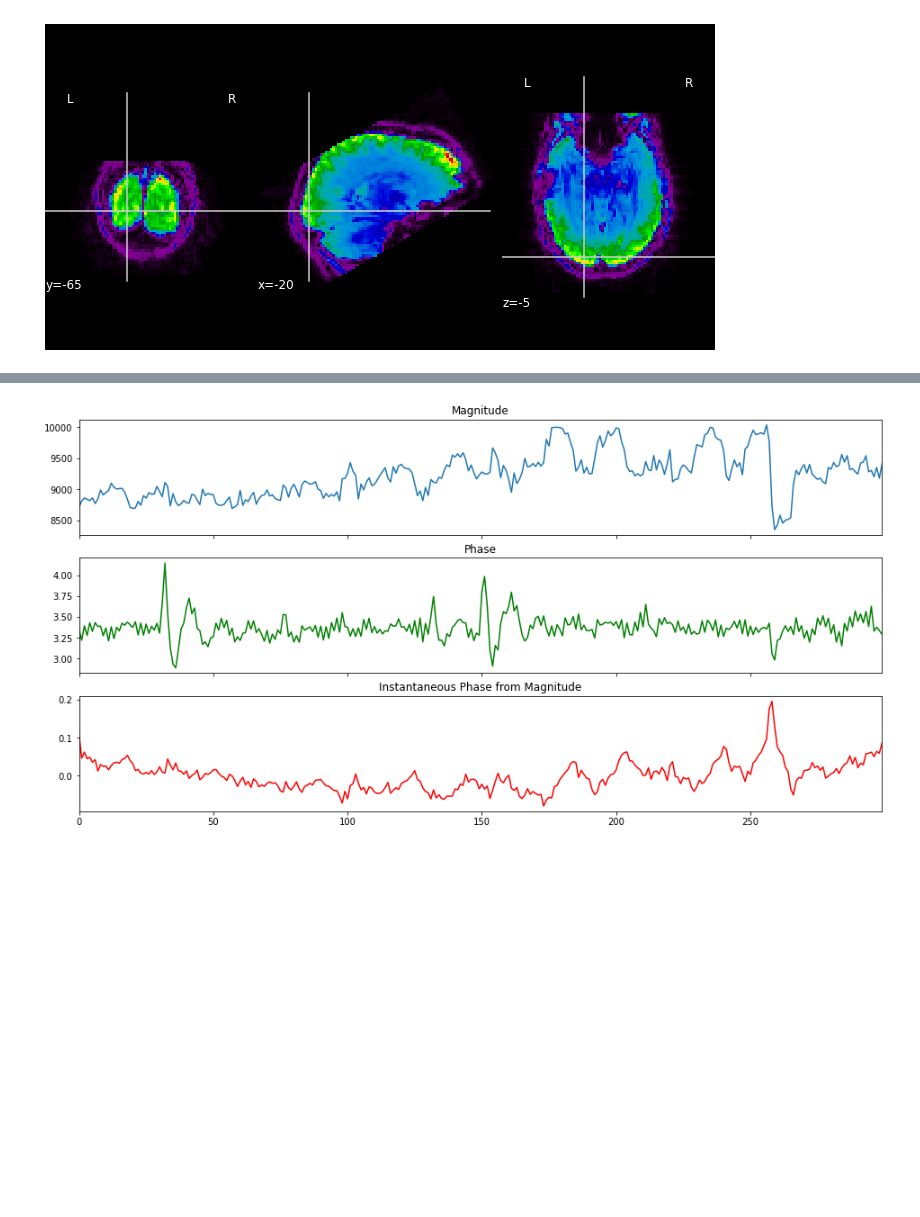
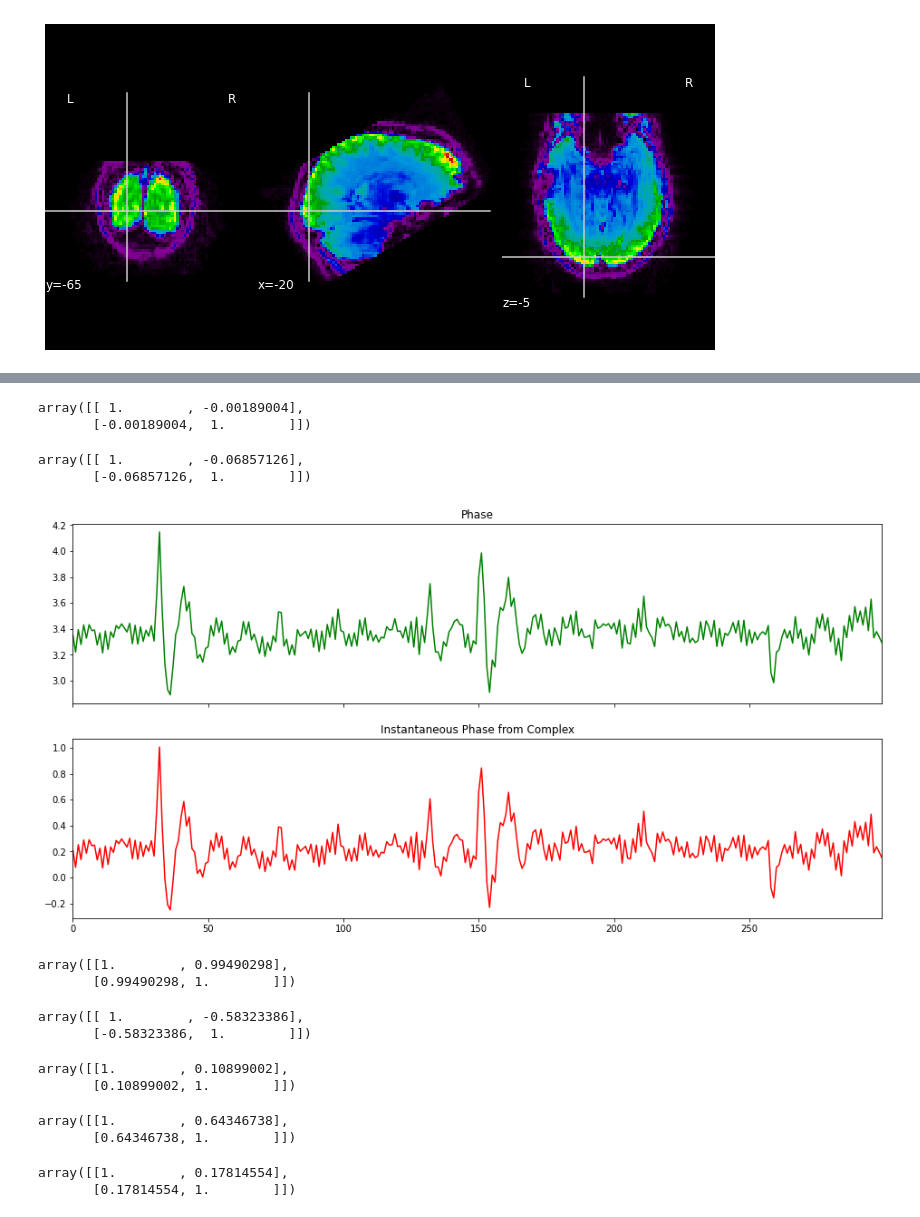
Before and after one commit to tsalo/misc-notebooks, a Jupyter notebook: hilbert_vs_phase.ipynb, the cells around one changed output, grey strips where cells are left out. Cells and saved outputs as stored; diff of their text form; code cells hidden in the pictures; blank space fills up the shorter version.

```diff
--- a/hilbert_vs_phase.ipynb
+++ b/hilbert_vs_phase.ipynb
@@ -22,6 +22,12 @@ In /Users/tsalo/anaconda/envs/python3/lib/python3.6/site-packages/matplotlib/mpl
 The verbose.level rcparam was deprecated in Matplotlib 3.1 and will be removed in 3.3.
 In /Users/tsalo/anaconda/envs/python3/lib/python3.6/site-packages/matplotlib/mpl-data/stylelib/_classic_test.mplstyle:
 The verbose.fileo rcparam was deprecated in Matplotlib 3.1 and will be removed in 3.3.
+# %%
+def to_complex(mag, phase):
+    real = mag / np.sqrt(np.tan(phase) ** 2 + 1)
+    imag = np.tan(phase) * real
+    comp = real + (1j * imag)
+    return comp
 # %%
 m = ('/Users/tsalo/Documents/Laird_DIVA/'
      'dset/sub-Blossom/ses-02/func/'
@@ -42,4 +48,8 @@ masker = NiftiSpheresMasker(seeds=[xyz], radius=None)
 masker.fit()
 m_data = np.squeeze(masker.transform(m))
 p_data = np.squeeze(masker.transform(to_radians(p)))
+p_data = np.unwrap(p_data)
+c_data = to_complex(m_data, p_data)
+r_data = c_data.real
+i_data = c_data.imag
 # %%
@@ -61,12 +105,46 @@ instantaneous_phase = np.unwrap(np.angle(analytic_signal))
+# %%
+np.corrcoef(i_data, analytic_signal2.imag)
+# %% [output]
+array([[ 1.        , -0.00189004],
+       [-0.00189004,  1.        ]])
+# %%
+np.corrcoef(p_data, instantaneous_phase)
+# %% [output]
+array([[ 1.        , -0.06857126],
+       [-0.06857126,  1.        ]])
 # %%
-fig, axes = plt.subplots(nrows=3, figsize=(16, 8), sharex=True)
-axes[0].plot(m_data)
-axes[0].set_title('Magnitude')
-axes[1].plot(p_data, color='green')
-axes[1].set_title('Phase')
-axes[2].plot(instantaneous_phase, color='red')
-axes[2].set_title('Instantaneous Phase from Magnitude')
+instantaneous_phase_forreal = np.angle(c_data)
+fig, axes = plt.subplots(nrows=2, figsize=(16, 8), sharex=True)
+axes[0].plot(p_data, color='green')
+axes[0].set_title('Phase')
+axes[1].plot(instantaneous_phase_forreal, color='red')
+axes[1].set_title('Instantaneous Phase from Complex')
 axes[0].set_xlim(0, m_data.shape[0] - 1)
 fig.show()
 # %% [output]
-[figure, old version]
+[figure, new version]
+# %%
+np.corrcoef(i_data, p_data)
+# %% [output]
+array([[1.        , 0.99490298],
+       [0.99490298, 1.        ]])
+# %%
+np.corrcoef(r_data, p_data)
+# %% [output]
+array([[ 1.        , -0.58323386],
+       [-0.58323386,  1.        ]])
+# %%
+np.corrcoef(m_data, p_data)
+# %% [output]
+array([[1.        , 0.10899002],
+       [0.10899002, 1.        ]])
+# %%
+np.corrcoef(m_data, r_data)
+# %% [output]
+array([[1.        , 0.64346738],
+       [0.64346738, 1.        ]])
+# %%
+np.corrcoef(m_data, i_data)
+# %% [output]
+array([[1.        , 0.17814554],
+       [0.17814554, 1.        ]])
```
Also changed, not shown: parts of 3 cells of this notebook, 11 other files.
